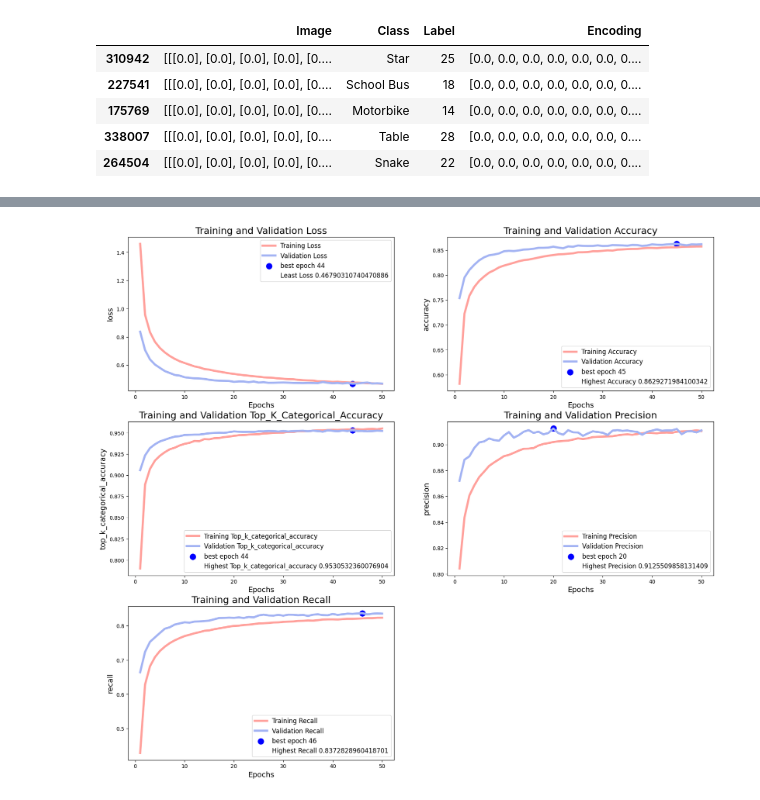
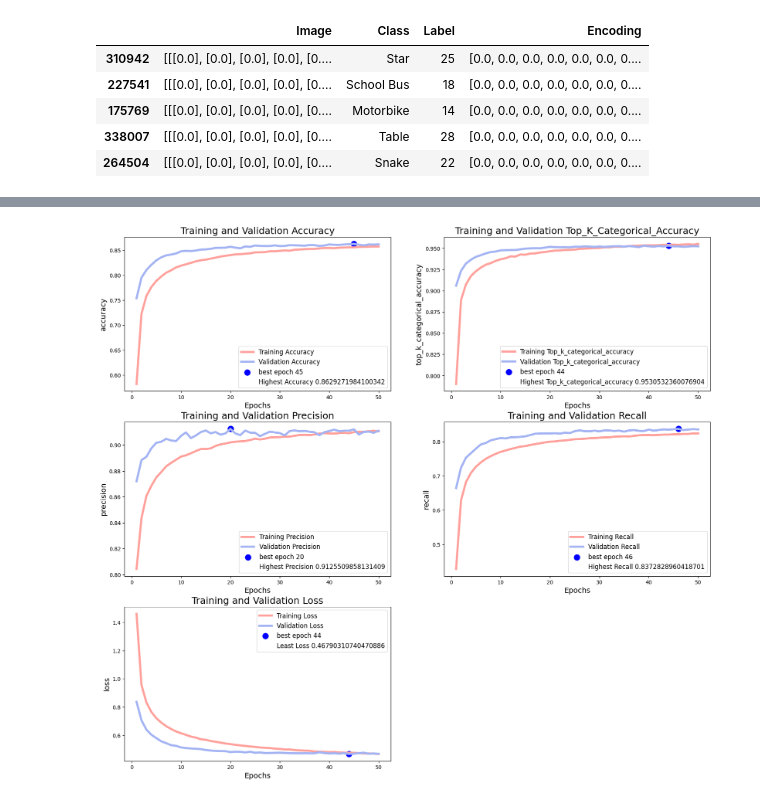
Before and after one commit to Rahul-Samedavar/DoodleMind, a Jupyter notebook: trainer.ipynb, the cells around one changed output, grey strips where cells are left out. Saved outputs shown, nothing was run; the diff lists cells and outputs as text; code cells hidden in the pictures.

```diff
--- a/trainer.ipynb
+++ b/trainer.ipynb
@@ -46,10 +46,10 @@ array(['Airplane', 'Alarm Clock', 'Ant', 'Bear', 'Beard', 'Bird', 'Bus',
        'Swing Set', 'Table', 'Tent', 'Tree', 'Triangle', 'Whale', 'Wheel',
        'Windmill'], dtype=object)
 # %%
-plt.figure(figsize=(5, 12))
+plt.figure(figsize=(15, 10))
 for i, c in enumerate(classes):
     img = df[df['Class'] == c].iloc[0]['Image'].astype(np.float32) * 255
-    plt.subplot(7, 5, i+1)
+    plt.subplot(5, 7, i+1)
     plt.imshow(Image.fromarray(img.squeeze()))
     plt.grid(False)
 
@@ -174,34 +156,35 @@ Epoch 50/50
 # %%
 import json
-with open("Logs/norm-1.json", 'w') as f:
+with open("Logs/training.json", 'w') as f:
     json.dump(history.history, f)
 # %%
 hist = history.history
 TRAIN_CLR = '#FFA09B'
 VAL_CLR  = '#A3B3F3'
 BEST_CLR = 'b'
 
 plt.style.reload_library()
 epochs = [i for i in range(1, len(hist['loss'])+1)]
 plt.figure(figsize=(20, 18))
-for i, m in enumerate(['loss', 'accuracy', 'top_k_categorical_accuracy', 'precision', 'recall']):
+
+for i, m in enumerate(['accuracy', 'top_k_categorical_accuracy', 'precision', 'recall', 'loss']):
     train_values = hist[m]
     val_values = hist[f'val_{m}']
     if m == 'loss':
         best_value = np.min(val_values)
     else:
         best_value = np.max(val_values)
     best_epochs = [j for j, v in enumerate(val_values) if v == best_value]
 
     plt.subplot(3, 2, i+1)
     plt.plot(epochs, train_values, color=TRAIN_CLR, label = f"Training {m.capitalize()}", linewidth=4)
     plt.plot(epochs, val_values, color=VAL_CLR, label = f"Validation {m.capitalize()}", linewidth=4)
     for e in best_epochs:
         plt.scatter(e+1, best_value, color=BEST_CLR, s=120, label=f'best epoch {e+1}')
     plt.scatter(best_epochs[0]+1, best_value, color=BEST_CLR, s=0, label=f"{'Least' if m == 'loss' else 'Highest'} {m.capitalize()} {best_value}")
     plt.title(f"Training and Validation {m.title()}", fontdict={'size':18})
     plt.xlabel('Epochs', fontdict={'size':14})
     plt.ylabel(m, fontdict={'size':14})
     plt.legend(fontsize=12)
 # %% [output]
-[figure, old version]
+[figure, new version]
```
Also changed, not shown: parts of 11 cells of this notebook, 5 other files.
